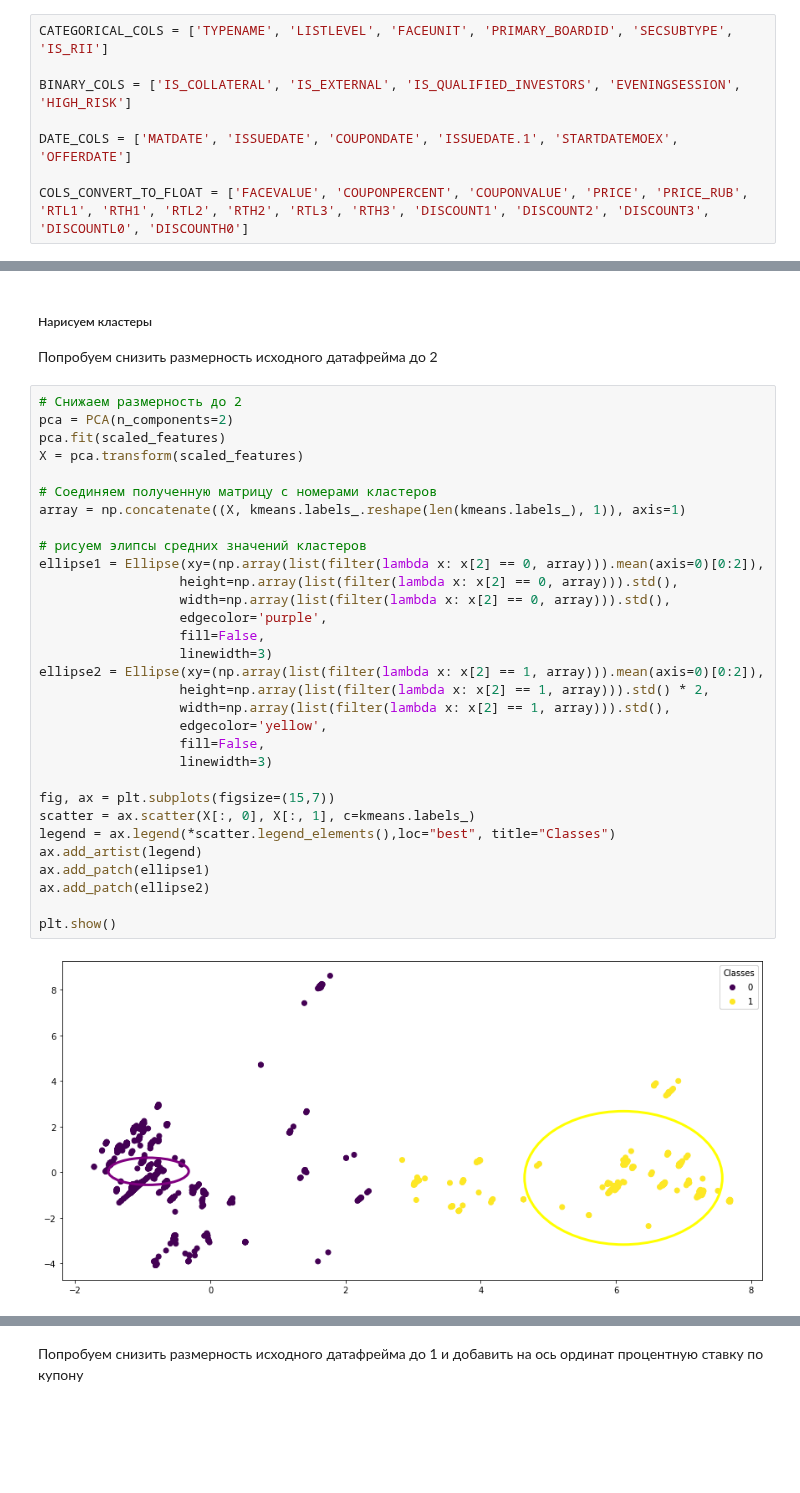
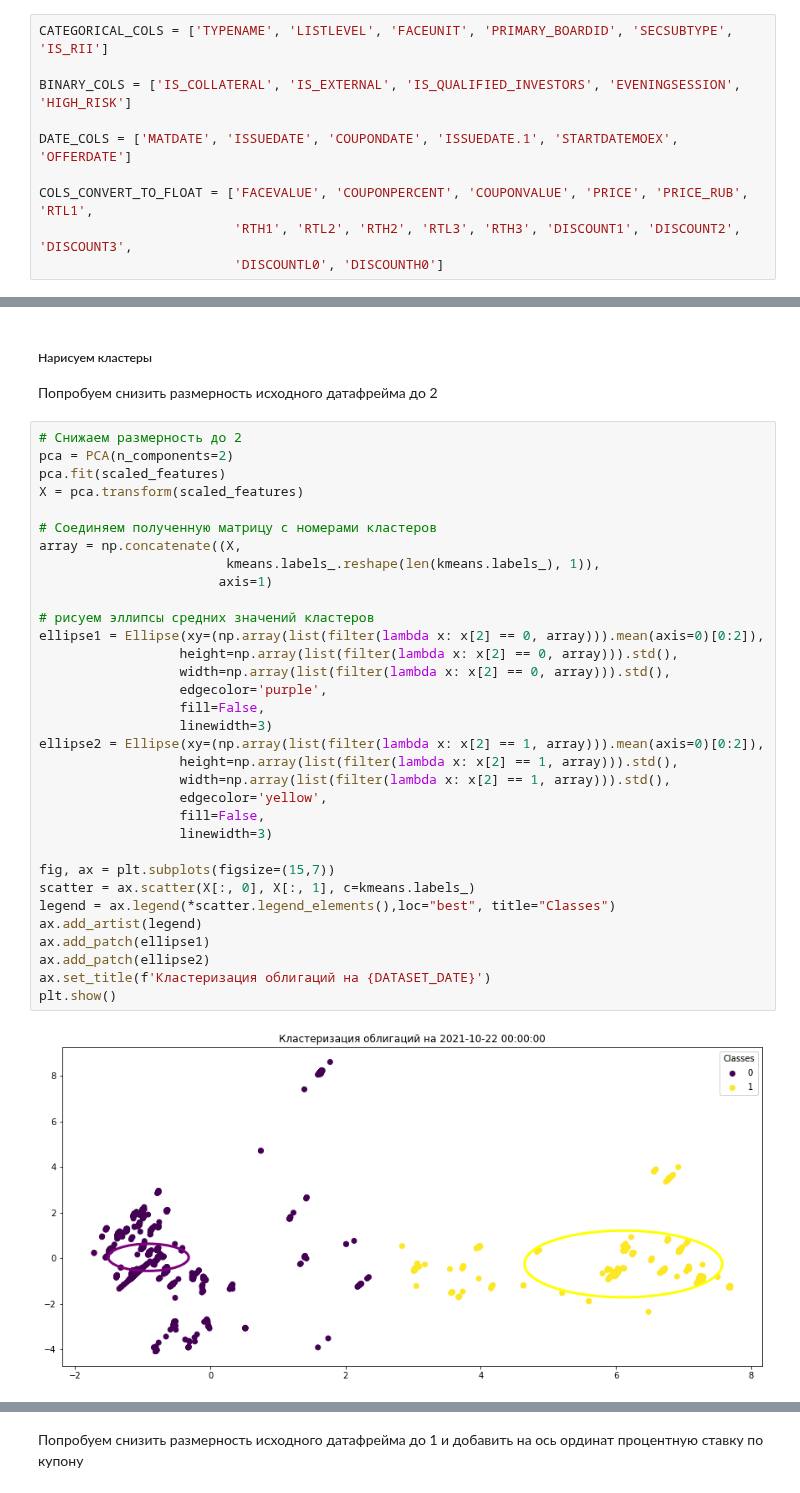
Before and after one commit to buxkirill/reboot_DA, a Jupyter notebook: final_project/final_project.ipynb, the cells around one changed output, grey strips where cells are left out. Drawn from its saved outputs; the diff is of its cells as text; blank space fills up the shorter version.

```diff
--- a/final_project/final_project.ipynb
+++ b/final_project/final_project.ipynb
@@ -219,7 +217,9 @@ BINARY_COLS = ['IS_COLLATERAL', 'IS_EXTERNAL', 'IS_QUALIFIED_INVESTORS', 'EVENIN
 
 DATE_COLS = ['MATDATE', 'ISSUEDATE', 'COUPONDATE', 'ISSUEDATE.1', 'STARTDATEMOEX', 'OFFERDATE']
 
-COLS_CONVERT_TO_FLOAT = ['FACEVALUE', 'COUPONPERCENT', 'COUPONVALUE', 'PRICE', 'PRICE_RUB', 'RTL1', 'RTH1', 'RTL2', 'RTH2', 'RTL3', 'RTH3', 'DISCOUNT1', 'DISCOUNT2', 'DISCOUNT3', 'DISCOUNTL0', 'DISCOUNTH0']
+COLS_CONVERT_TO_FLOAT = ['FACEVALUE', 'COUPONPERCENT', 'COUPONVALUE', 'PRICE', 'PRICE_RUB', 'RTL1',
+                         'RTH1', 'RTL2', 'RTH2', 'RTL3', 'RTH3', 'DISCOUNT1', 'DISCOUNT2', 'DISCOUNT3',
+                         'DISCOUNTL0', 'DISCOUNTH0']
 # %%
 # изменяем формат временных колонок
 for col in DATE_COLS:
@@ -431,33 +422,35 @@ clustering_df[clustering_df.Cluster==1].describe()
 # %%
 # Снижаем размерность до 2
 pca = PCA(n_components=2)
 pca.fit(scaled_features)
 X = pca.transform(scaled_features)
 
 # Соединяем полученную матрицу с номерами кластеров
-array = np.concatenate((X, kmeans.labels_.reshape(len(kmeans.labels_), 1)), axis=1)
+array = np.concatenate((X,
+                        kmeans.labels_.reshape(len(kmeans.labels_), 1)),
+                       axis=1)
 
-# рисуем элипсы средних значений кластеров
+# рисуем эллипсы средних значений кластеров
 ellipse1 = Ellipse(xy=(np.array(list(filter(lambda x: x[2] == 0, array))).mean(axis=0)[0:2]),
                   height=np.array(list(filter(lambda x: x[2] == 0, array))).std(),
                   width=np.array(list(filter(lambda x: x[2] == 0, array))).std(),
                   edgecolor='purple',
                   fill=False,
                   linewidth=3)
 ellipse2 = Ellipse(xy=(np.array(list(filter(lambda x: x[2] == 1, array))).mean(axis=0)[0:2]),
-                  height=np.array(list(filter(lambda x: x[2] == 1, array))).std() * 2,
+                  height=np.array(list(filter(lambda x: x[2] == 1, array))).std(),
                   width=np.array(list(filter(lambda x: x[2] == 1, array))).std(),
                   edgecolor='yellow',
                   fill=False,
                   linewidth=3)
 
 fig, ax = plt.subplots(figsize=(15,7))
 scatter = ax.scatter(X[:, 0], X[:, 1], c=kmeans.labels_)
 legend = ax.legend(*scatter.legend_elements(),loc="best", title="Classes")
 ax.add_artist(legend)
 ax.add_patch(ellipse1)
 ax.add_patch(ellipse2)
-
+ax.set_title(f'Кластеризация облигаций на {DATASET_DATE}')
 plt.show()
 # %% [output]
-[figure, old version]
+[figure, new version]
```
Also changed, not shown: parts of 12 cells of this notebook.
